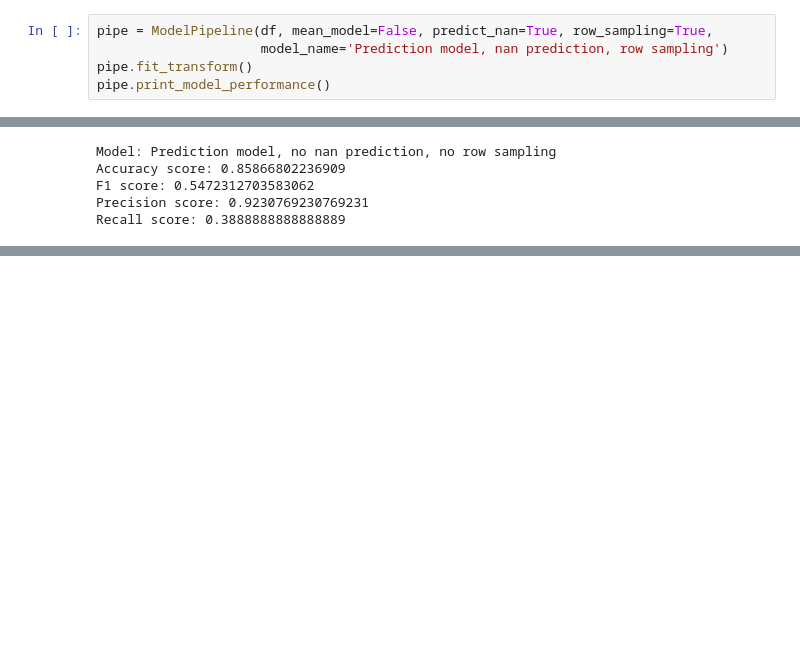
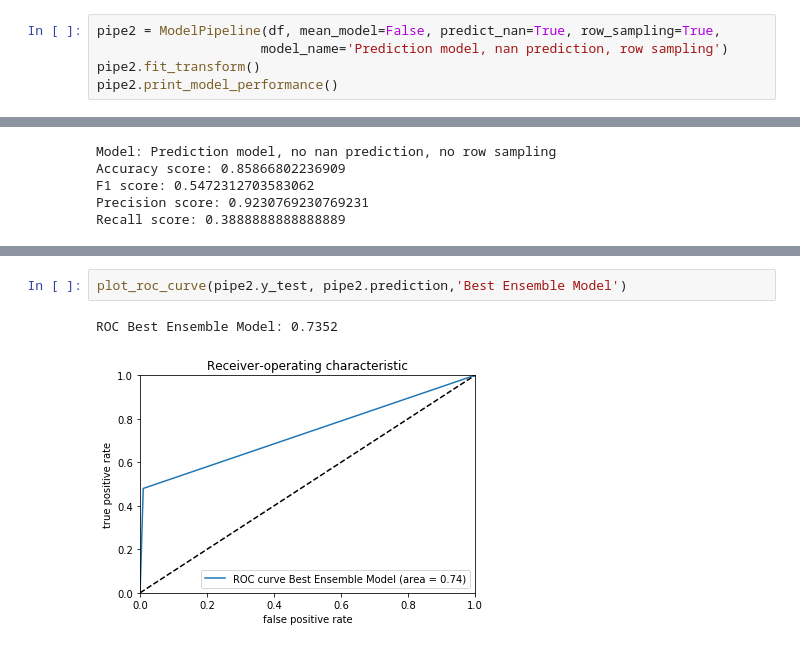
Before and after one commit to AbdullahKeteldijk/credit_default_kaggle, a Jupyter notebook: notebooks/05_ensemble_model_updated.ipynb, the cells around one changed output, grey strips where cells are left out. Saved outputs shown, nothing was run; the diff lists cells and outputs as text; blank space fills up the shorter version.

```diff
--- a/notebooks/05_ensemble_model_updated.ipynb
+++ b/notebooks/05_ensemble_model_updated.ipynb
@@ -460,10 +463,10 @@ F1 score: 0.5205128205128206
 Precision score: 0.5833333333333334
 Recall score: 0.4699074074074074
 # %%
-pipe = ModelPipeline(df, mean_model=False, predict_nan=True, row_sampling=True,
+pipe2 = ModelPipeline(df, mean_model=False, predict_nan=True, row_sampling=True,
                      model_name='Prediction model, nan prediction, row sampling')
-pipe.fit_transform()
-pipe.print_model_performance()
+pipe2.fit_transform()
+pipe2.print_model_performance()
 # %% [output]
 A value is trying to be set on a copy of a slice from a DataFrame.
 Try using .loc[row_indexer,col_indexer] = value instead
@@ -521,0 +553,5 @@ Recall score: 0.3888888888888889
+# %%
+plot_roc_curve(pipe2.y_test, pipe2.prediction,'Best Ensemble Model')
+# %% [output]
+ROC Best Ensemble Model: 0.7352
+[figure, added]
```
Also changed, not shown: parts of 9 cells of this notebook, 4 other files.
